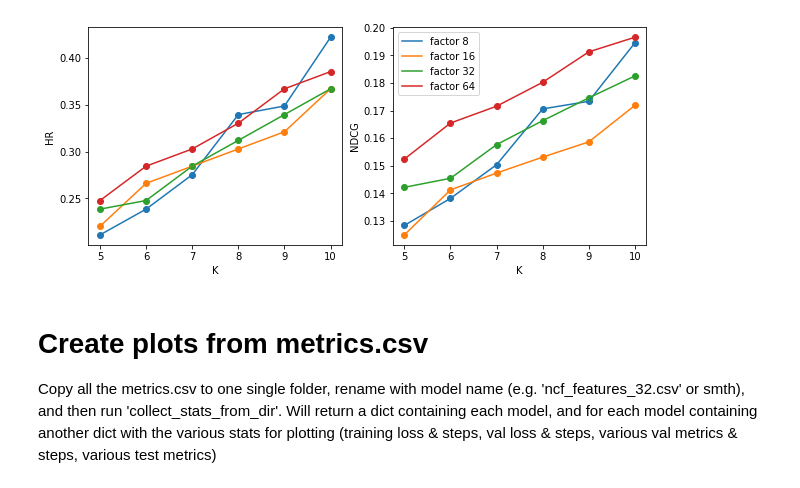
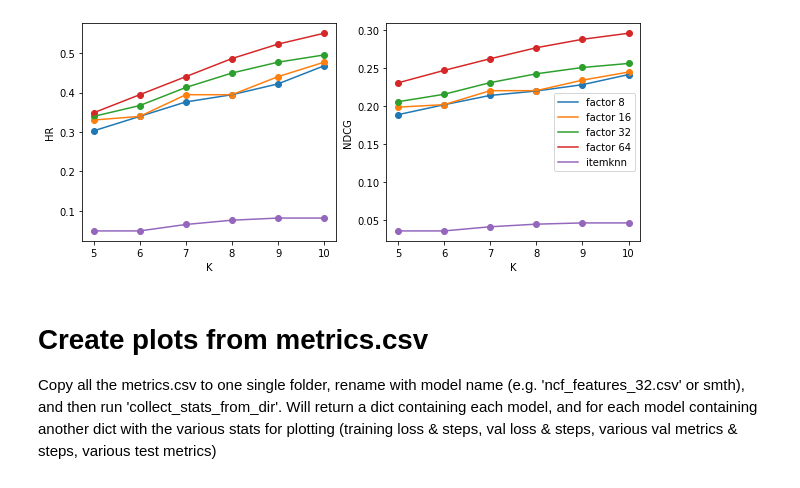
Before and after one commit to davhofer/recommender, a Jupyter notebook: create_plots.ipynb, the cells around one changed output. Saved outputs shown, nothing was run; the diff lists cells and outputs as text; code cells hidden in the pictures.

```diff
--- a/create_plots.ipynb
+++ b/create_plots.ipynb
@@ -8,8 +10,8 @@ DATA_DIR = 'recommender_outputs'
 factor_arr = [8, 16, 32, 64]
 error_dict = {}
 for factor in factor_arr:
-    df = pd.read_csv(f'{DATA_DIR}/math-german-no-features-{factor}_loss.csv')
+    df = pd.read_csv(f'recommender_outputs/math-german-no-features-{factor}_loss.csv')
     error_dict[f'factor {factor}'] = [df['loss_value'], df['iteration']]
 
-iteration_error_plot(error_dict)
+iteration_error_plot(error_dict, batch_size=64)
 # %% [output]
@@ -32,18 +79,23 @@ create_plot_predictive_factor_eval(factor_arr = [8, 16, 32, 64], n=10)
 # %%
 def create_plot_k_eval(k_arr, factor_arr):
     hr_dict, ndcg_dict = {}, {}
     for factor in factor_arr:
         hr_dict[f'factor {factor}'] = []
         ndcg_dict[f'factor {factor}'] = []
         for n in k_arr:
-            hr, ndcg  = HitRate_NDCG(f'{DATA_DIR}/math-german-no-features-{factor}_probas.csv', n)
+            hr, ndcg, mrr  = HitRate_NDCG_MRR(f'{DATA_DIR}/math-german-no-features-{factor}_probas.csv', n)
             hr_dict[f'factor {factor}'].append(hr)
             ndcg_dict[f'factor {factor}'].append(ndcg)
+    hr_dict[f'itemknn'], ndcg_dict[f'itemknn'] =[], []
+    for n in k_arr:
+            hr, ndcg, mrr  = HitRate_NDCG_MRR(f'{DATA_DIR}/itemknn_probas.csv', n)
+            hr_dict[f'itemknn'].append(hr)
+            ndcg_dict[f'itemknn'].append(ndcg)
     k_eval_plot(k_arr, hr_dict, ndcg_dict)
 
 create_plot_k_eval([5, 6, 7, 8, 9, 10], [8, 16, 32, 64])
 # %% [output]
-[figure, old version]
+[figure, new version]
 # %% [markdown]
 # Create plots from metrics.csv
 
```
Also changed, not shown: parts of 12 cells of this notebook, 1 other file.
